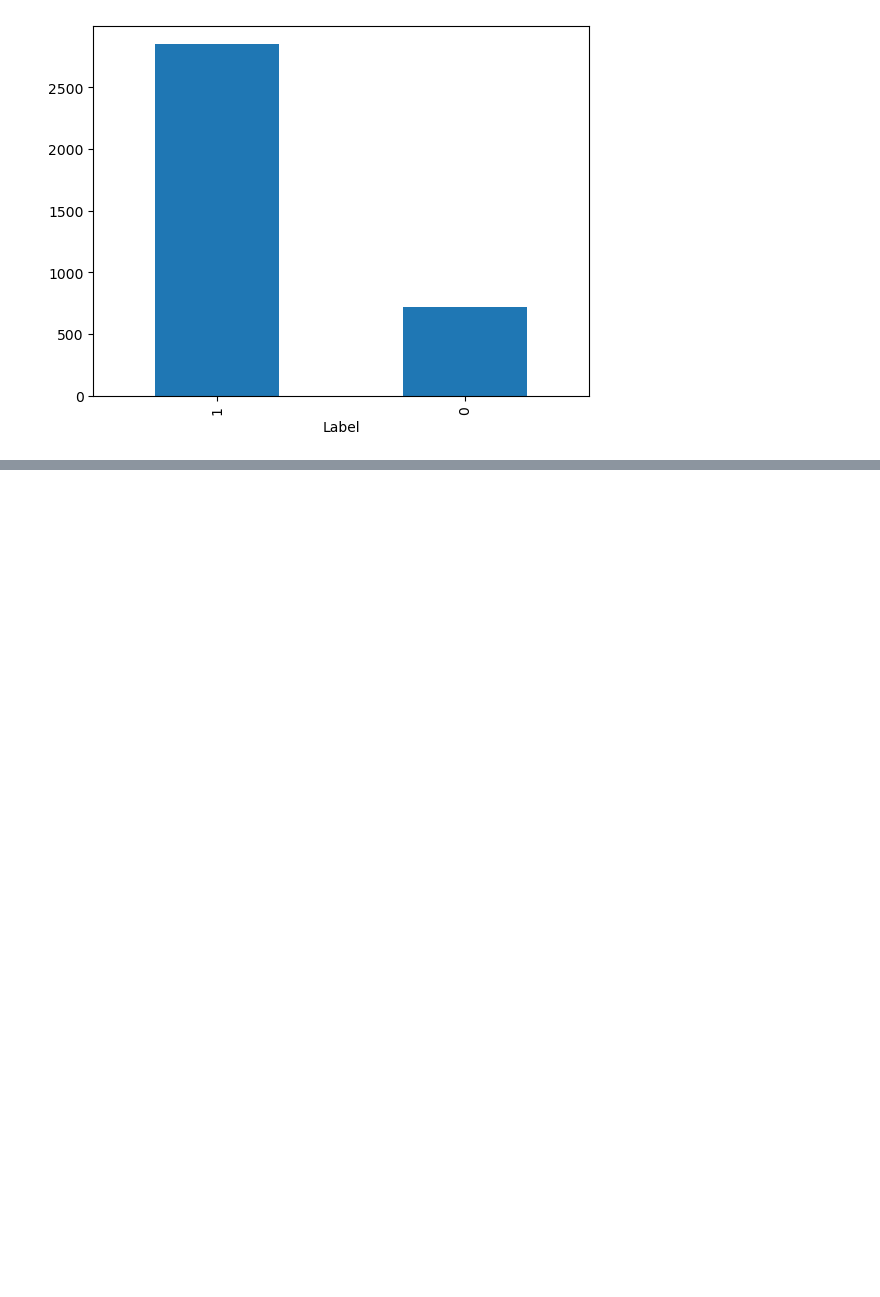
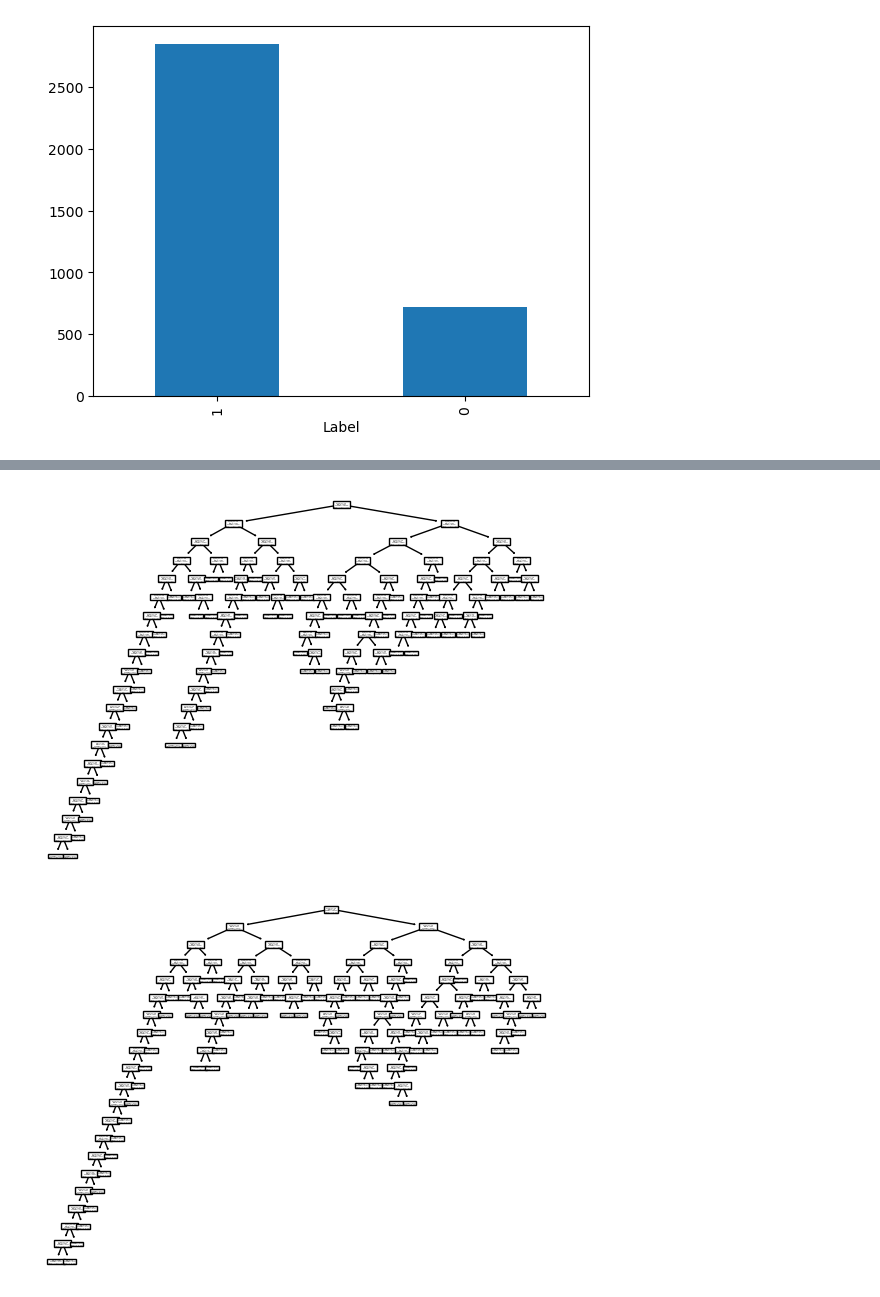
Before and after one commit to BeNNeTTcik/xgboost, a Jupyter notebook: notebooks/nb_android.ipynb, the cells around one changed output, grey strips where cells are left out. Cells and saved outputs as stored; diff of their text form; code cells hidden in the pictures; blank space fills up the shorter version.

```diff
--- a/notebooks/nb_android.ipynb
+++ b/notebooks/nb_android.ipynb
@@ -161,0 +123,15 @@ XGBRFClassifier(base_score=None, booster=None, callbacks=None,
+# %%
+model_LR = LogisticRegression()                         #LR dla nie zbalansowanych
+model_LR_SMOTE = LogisticRegression()                   #LR dla zbalansowanych
+model_RF = RandomForestClassifier()                     #random forest dla nie zbalansowanych
+model_RF_SMOTE = RandomForestClassifier()               #random forest dla zbalansowanych
+model_DT = DecisionTreeClassifier()                     #decision tree dla nie zbalansowanych
+model_DT_SMOTE = DecisionTreeClassifier()               #decision tree dla zbalansowanych
+
+
+model_LR.fit(X_train, y_train)
+model_LR_SMOTE.fit(X_train_sm,y_train_sm)
+model_RF.fit(X_train,y_train)
+model_RF_SMOTE.fit(X_train_sm,y_train_sm)
+model_DT.fit(X_train,y_train)
+model_DT_SMOTE.fit(X_train_sm,y_train_sm)
@@ -236,0 +189,8 @@ weighted avg       0.97      0.97      0.97       893
+# %%
+tree.plot_tree(model_DT, proportion=True)
+plt.show()
+tree.plot_tree(model_DT_SMOTE, proportion=True)
+plt.show()
+# %% [output]
+[figure, added]
+[figure, added]
```
Also changed, not shown: parts of 11 cells of this notebook, 2 other files.
